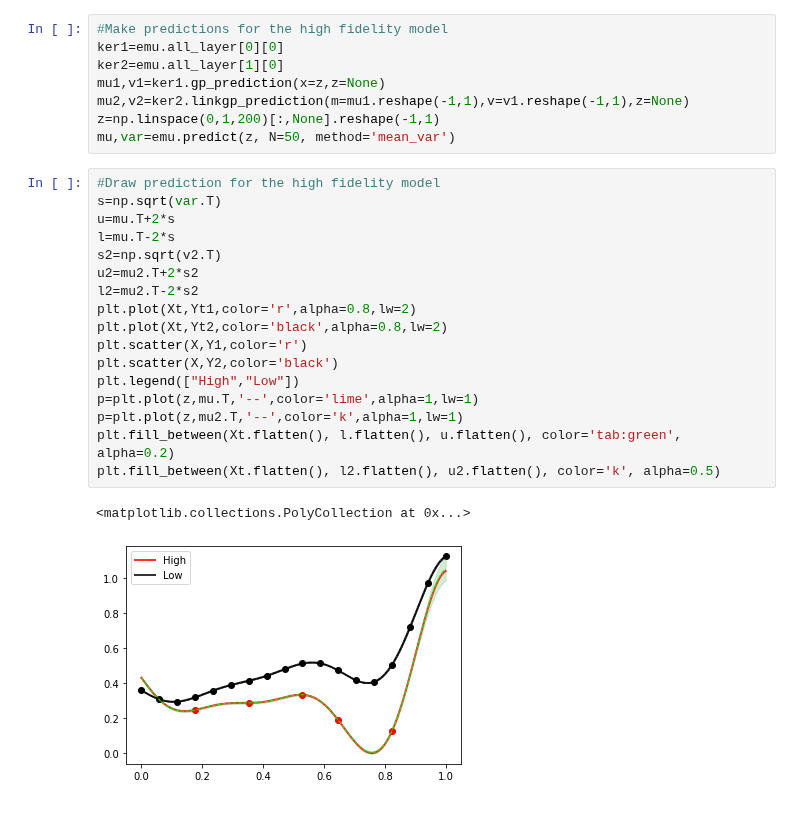
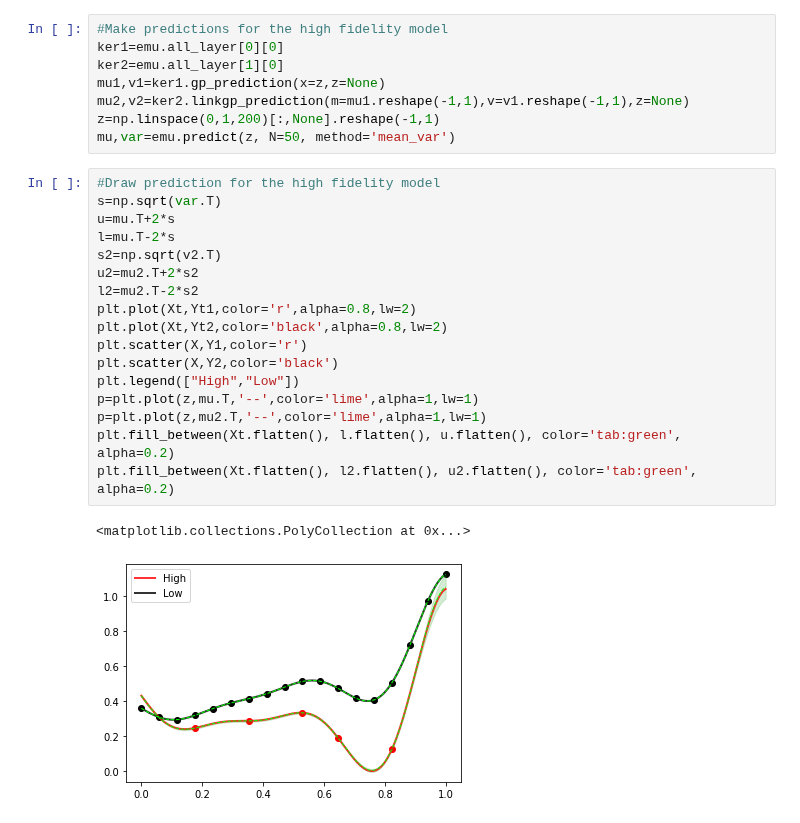
Before and after one commit to mingdeyu/DGP, a Jupyter notebook: synthetic_examples/multi_fidelity.ipynb, the cells around one changed output. Saved outputs shown, nothing was run; the diff lists cells and outputs as text.

```diff
--- a/synthetic_examples/multi_fidelity.ipynb
+++ b/synthetic_examples/multi_fidelity.ipynb
@@ -51,20 +51,20 @@ mu,var=emu.predict(z, N=50, method='mean_var')
 # %%
 #Draw prediction for the high fidelity model
 s=np.sqrt(var.T)
 u=mu.T+2*s
 l=mu.T-2*s
 s2=np.sqrt(v2.T)
 u2=mu2.T+2*s2
 l2=mu2.T-2*s2
 plt.plot(Xt,Yt1,color='r',alpha=0.8,lw=2)
 plt.plot(Xt,Yt2,color='black',alpha=0.8,lw=2)
 plt.scatter(X,Y1,color='r')
 plt.scatter(X,Y2,color='black')
 plt.legend(["High","Low"])
 p=plt.plot(z,mu.T,'--',color='lime',alpha=1,lw=1)
-p=plt.plot(z,mu2.T,'--',color='k',alpha=1,lw=1)
+p=plt.plot(z,mu2.T,'--',color='lime',alpha=1,lw=1)
 plt.fill_between(Xt.flatten(), l.flatten(), u.flatten(), color='tab:green', alpha=0.2)
-plt.fill_between(Xt.flatten(), l2.flatten(), u2.flatten(), color='k', alpha=0.5)
+plt.fill_between(Xt.flatten(), l2.flatten(), u2.flatten(), color='tab:green', alpha=0.2)
 # %% [output]
 <matplotlib.collections.PolyCollection at 0x...>
-[figure, old version]
+[figure, new version]
```
